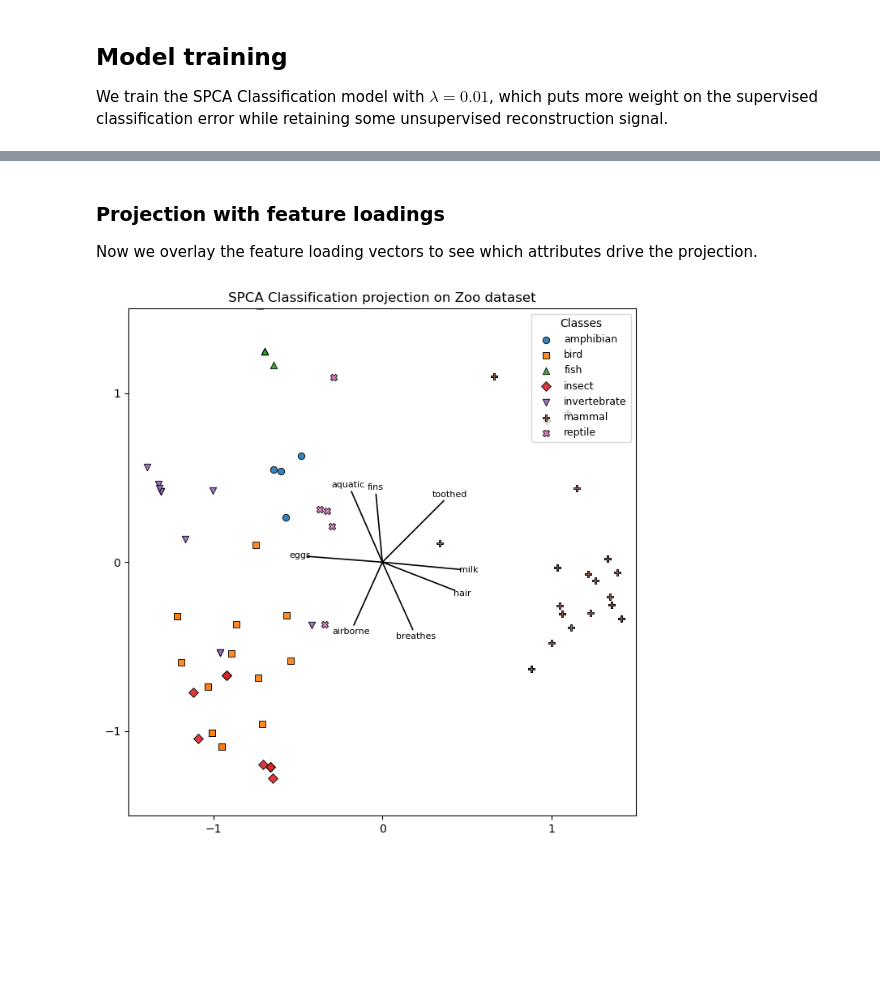
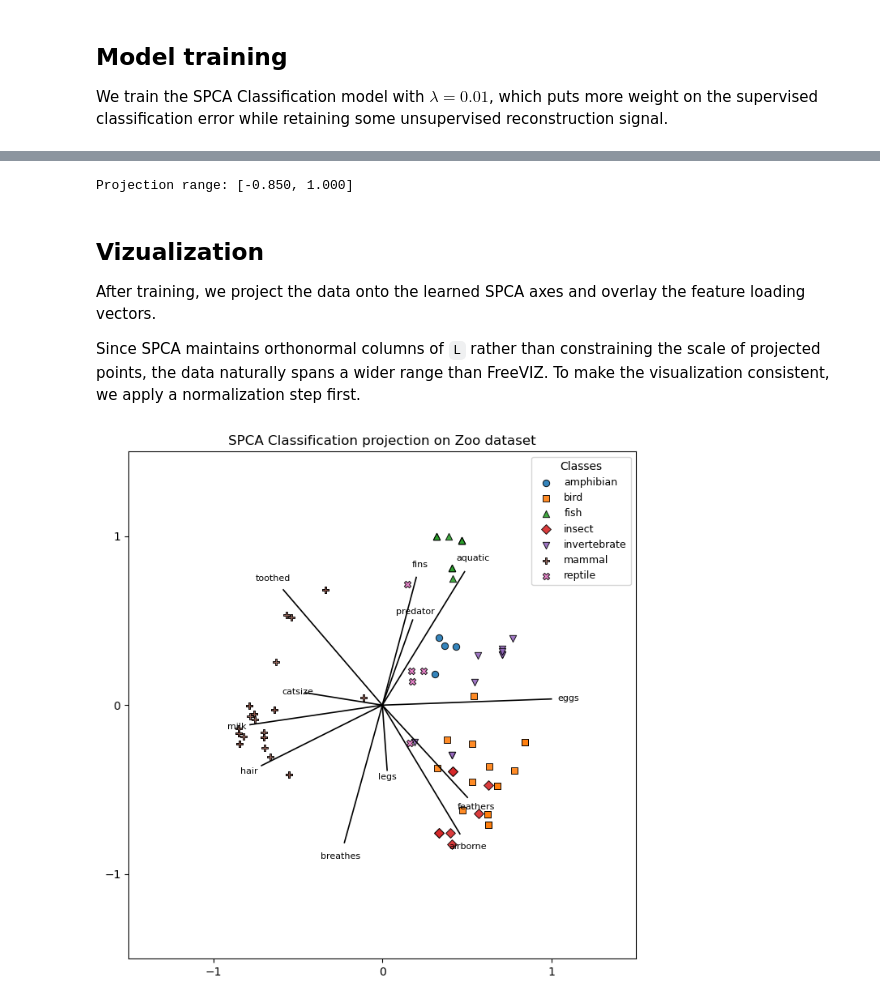
Before and after one commit to JasaTavcar/diplomska, a Jupyter notebook: experiments/spca_classification_zoo.ipynb, the cells around one changed output, grey strips where cells are left out. Drawn from its saved outputs; the diff is of its cells as text; code cells hidden in the pictures; blank space fills up the shorter version.

Commit message:
normalize features and datapoints in spca classification vizualization

```diff
--- a/experiments/spca_classification_zoo.ipynb
+++ b/experiments/spca_classification_zoo.ipynb
@@ -98,50 +60,75 @@ plt.show()
+# %%
+# Extract latent projections
+L = model.L.detach().clone()
+
+# 1. Normalize loadings: center and scale to max norm = 1
+L = L - L.mean(dim=0, keepdim=True)
+loading_norms = torch.norm(L, dim=1)
+L = L / loading_norms.max()
+
+# 2. Project and scale data points to [-1, 1]
+Z = E @ L
+z_max = torch.abs(Z).max()
+Z = Z / z_max
+
+Z_np = Z.cpu().numpy()
+C_np = C.cpu().numpy()
+L_np = L.cpu().numpy()
+print(f"Projection range: [{Z_np.min():.3f}, {Z_np.max():.3f}]")
+# %% [output]
+Projection range: [-0.850, 1.000]
 # %% [markdown]
-### Projection with feature loadings
+## Vizualization
 
-Now we overlay the feature loading vectors to see which attributes drive the projection.
+After training, we project the data onto the learned SPCA axes and overlay the feature loading vectors.
+
+Since SPCA maintains orthonormal columns of `L` rather than constraining the scale of projected points, the data naturally spans a wider range than FreeVIZ. To make the visualization consistent, we apply a normalization step first.
 # %%
-# Prepare for visualization with loadings
-L_np = L.cpu().numpy()
+unique_classes = np.unique(C_np)
+markers = ['o', 's', '^', 'D', 'v', 'P', 'X', '*', '<', '>']
+cmap = plt.get_cmap('tab10')
 
 plt.figure(figsize=(7, 7))
+
 # Plot points by class
 for i, cls in enumerate(unique_classes):
     idx = C_np == cls
     plt.scatter(
         Z_np[idx, 0],
         Z_np[idx, 1],
         color=cmap(i % 10),
         marker=markers[i % len(markers)],
         label=class_names[int(cls)],
-        edgecolors="black",
+        edgecolors='black',
         linewidths=0.7,
         alpha=0.9
     )
+
 # Plot projection vectors (loadings of features) with labels
 for i, vec in enumerate(L_np):
     x, y = vec
     length = np.sqrt(x**2 + y**2)
-    if length > 0.4:
-        plt.plot([0, x], [0, y], linestyle="-", linewidth=1.2, color="black")
+    if length > 0.3:
+        plt.plot([0, x], [0, y], linestyle='-', linewidth=1.2, color='black')
         plt.text(
             x * 1.1, y * 1.1,
             feature_names[i],
             fontsize=8,
-            ha="center",
-            va="center"
+            ha='center',
+            va='center'
         )
 
 # Configure axes
 plt.xlim(-1.5, 1.5)
 plt.ylim(-1.5, 1.5)
 plt.xticks([-1, 0, 1])
 plt.yticks([-1, 0, 1])
-plt.gca().set_aspect("equal", "box")
+plt.gca().set_aspect('equal', 'box')
 
-plt.legend(title="Classes", loc="upper right", frameon=True, fontsize=9, title_fontsize=10)
+plt.legend(title='Classes', loc='upper right', frameon=True, fontsize=9, title_fontsize=10)
 
-plt.title("SPCA Classification projection on Zoo dataset")
+plt.title('SPCA Classification projection on Zoo dataset')
 plt.tight_layout()
 plt.show()
 # %% [output]
-[figure, old version]
+[figure, new version]
```
Also changed, not shown: parts of 6 cells of this notebook.
